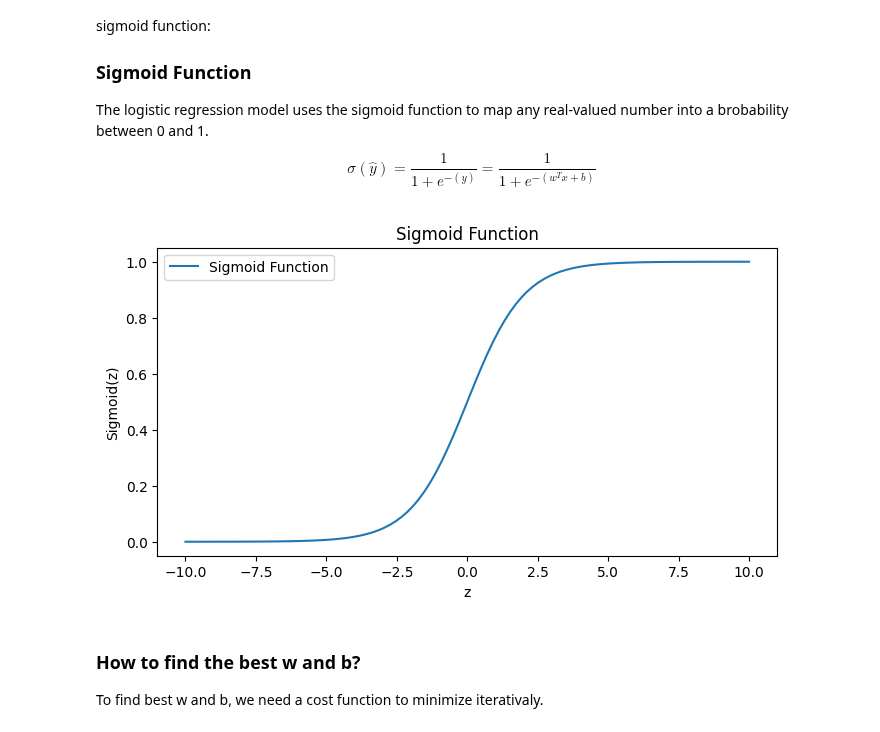
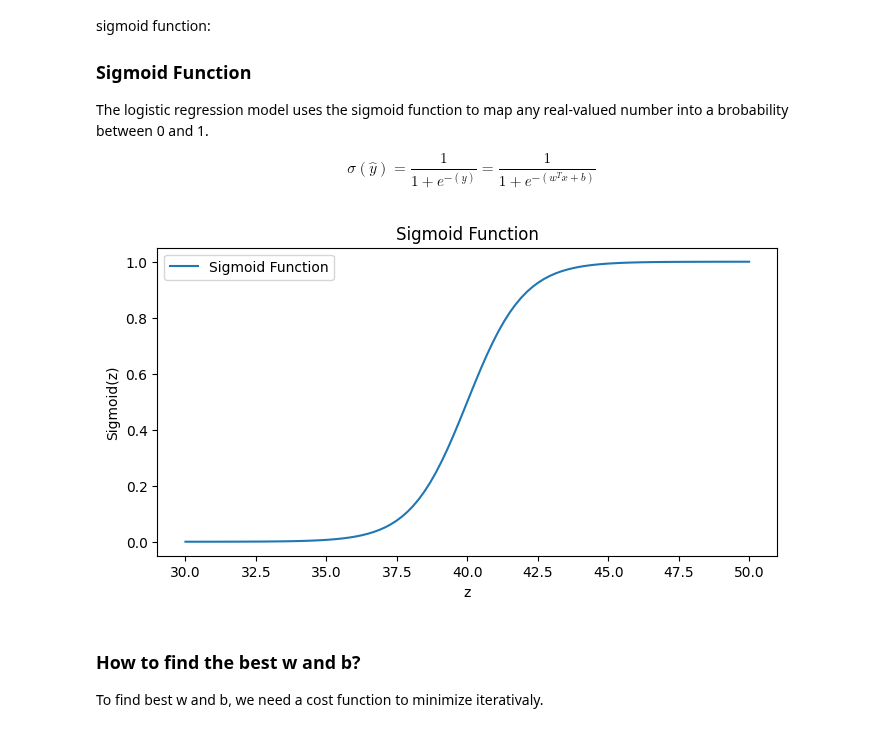
Before and after one commit to barzansaeedpour/foundations-of-machine-learning, a Jupyter notebook: 02_Supervised Learning/02_classification/Logestic Regression/01_logistic_regression_from_scratch.ipynb, the cells around one changed output. Drawn from its saved outputs; the diff is of its cells as text; code cells hidden in the pictures.

```diff
--- a/02_Supervised Learning/02_classification/Logestic Regression/01_logistic_regression_from_scratch.ipynb
+++ b/02_Supervised Learning/02_classification/Logestic Regression/01_logistic_regression_from_scratch.ipynb
@@ -59,27 +113,27 @@ $$
 # %%
 import numpy as np
 import matplotlib.pyplot as plt
 np.random.seed(42)
 
 # Define the sigmoid function
 def sigmoid(x):
-    return 1 / (1 + np.exp(-(x)))
+    return 1 / (1 + np.exp(-(x-40)))
 
 # Generate data points
-z = np.linspace(-10, 10, 100)
+z = np.linspace(30, 50, 100)
 y = sigmoid(z)
 
 plt.figure(figsize=(8,4))
 # Plot the sigmoid function
 plt.plot(z, y, label = 'Sigmoid Function')
 
 plt.legend()
 plt.xlabel('z')
 plt.ylabel('Sigmoid(z)')
 plt.title('Sigmoid Function')
 plt.show()
 # %% [output]
-[figure, old version]
+[figure, new version]
 # %% [markdown]
 
 ### How to find the best w and b?
```
Also changed, not shown: parts of 3 cells of this notebook.
